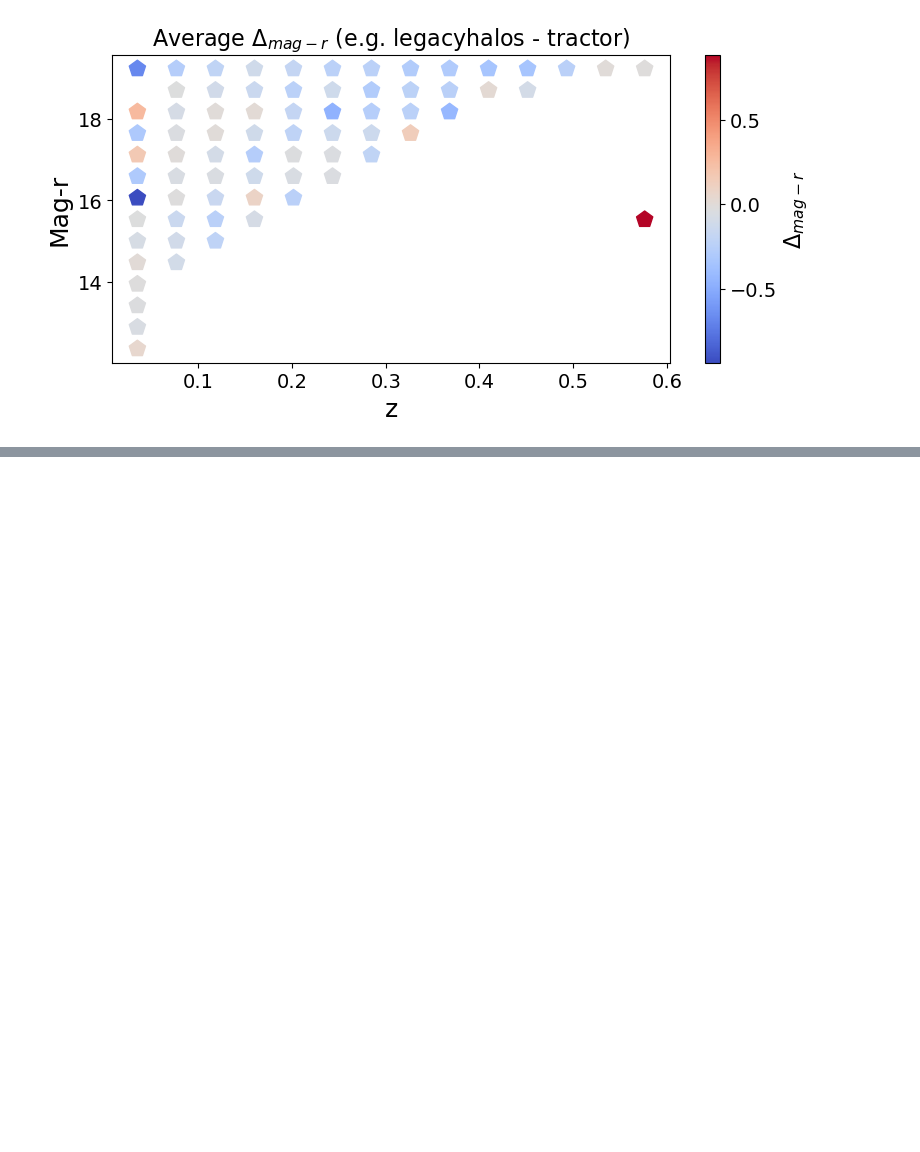
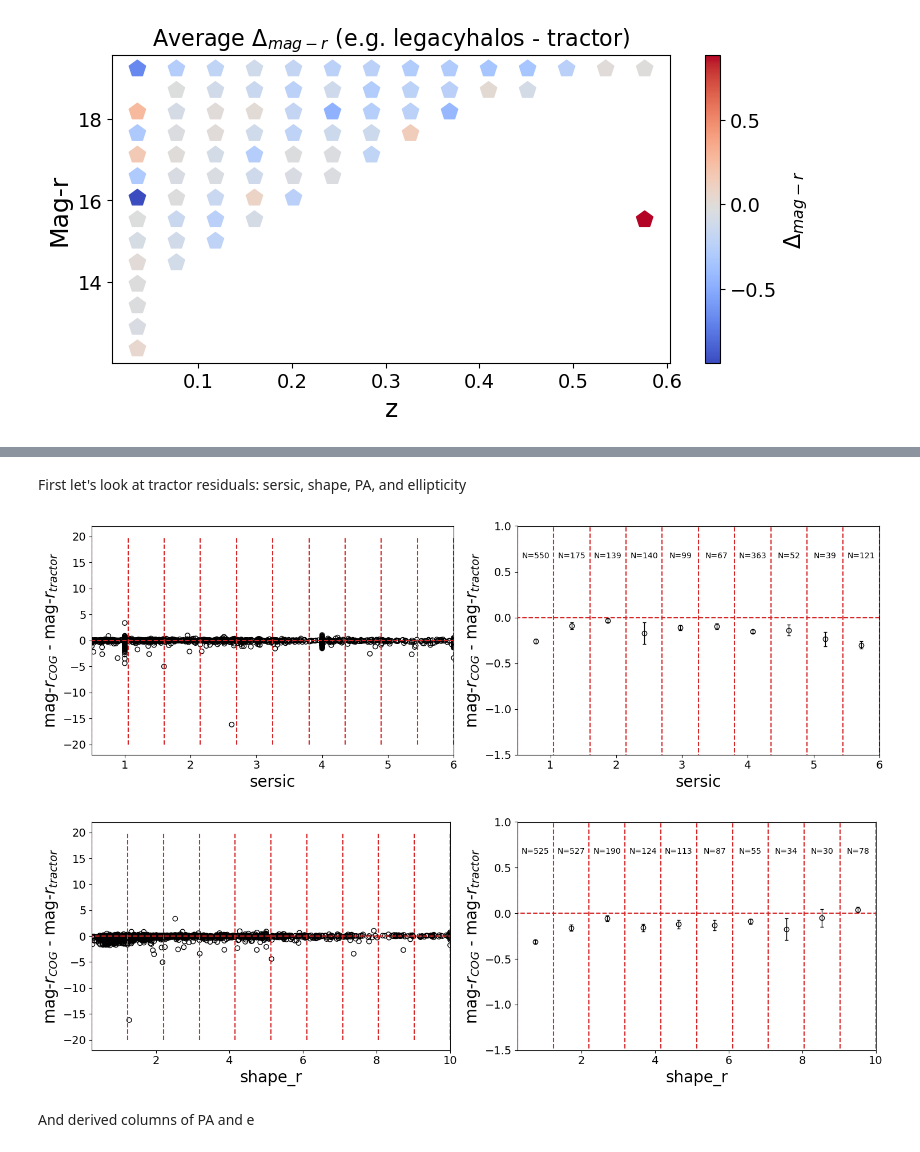
Before and after one commit to mattkwiecien/legacyhalos, a Jupyter notebook: science/sv3/sv3_mag_subsample_comparison.ipynb, the cells around one changed output, grey strips where cells are left out. Drawn from its saved outputs; the diff is of its cells as text; code cells hidden in the pictures; blank space fills up the shorter version.

```diff
--- a/science/sv3/sv3_mag_subsample_comparison.ipynb
+++ b/science/sv3/sv3_mag_subsample_comparison.ipynb
@@ -242,0 +277,25 @@ plt.show()
+# %% [markdown]
+First let's look at tractor residuals: sersic, shape, PA, and ellipticity
+# %%
+tractor_columns = ['sersic', 'shape_r']
+
+for tc in tractor_columns:
+    col_data = tractor[tc]
+    col_min = min(col_data); col_max = max(col_data)
+    col_bins = np.linspace(col_min, col_max, 11).flatten()
+
+    fig, (ax1, ax2) = plt.subplots(1, 2, figsize=(15,5))
+
+    plot_data_and_sem(ax1, ax2, delta_mag_r, col_data, col_bins)
+
+    ax1.set_xlabel(tc, fontsize=20)
+    ax1.set_xlim(col_min, col_max)
+    ax2.set_xlabel(tc, fontsize=20)
+    ax2.set_xlim(col_min, col_max)
+
+    fig.tight_layout()
+# %% [output]
+[figure, added]
+[figure, added]
+# %% [markdown]
+And derived columns of PA and e
```
Also changed, not shown: parts of 15 cells of this notebook.
